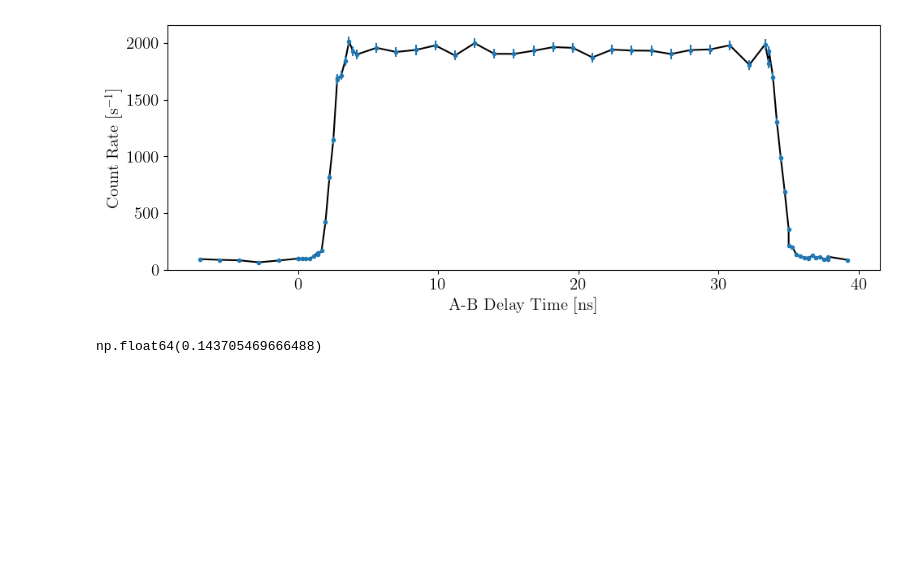
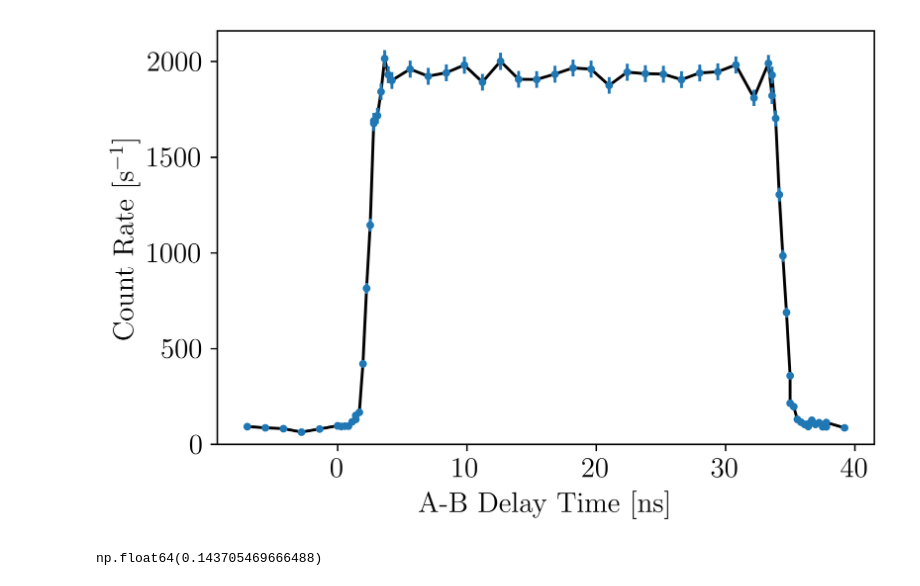
Before and after one commit to andres-luengo/alden-andres-max-most-dangerous-4450-trio, a Jupyter notebook: tau.ipynb, the cells around one changed output. Saved outputs shown, nothing was run; the diff lists cells and outputs as text; code cells hidden in the pictures; blank space fills up the shorter version.

Commit message:
more nitpicks in tau data plot

```diff
--- a/tau.ipynb
+++ b/tau.ipynb
@@ -14,16 +14,16 @@ plt.rcParams["font.size"] = 15
 tau = pd.read_csv("tau_data.csv")["Actual Tau?"].to_numpy()
 N = pd.read_csv("tau_data.csv")["Coincident Counts"].to_numpy() * 1000
 # %%
-fig, ax = plt.subplots(figsize=(10, 4))
+fig, ax = plt.subplots(figsize=(6, 4), dpi=800)
 ax.plot(tau, N, color='black', alpha=1)
 ax.errorbar(tau, N, np.sqrt(N), ls='', marker='.')
 ax.set_xlabel('A-B Delay Time [ns]')
 ax.set_ylabel('Count Rate [s$^{-1}$]')
 ax.set_ylim(bottom=0);
 fig.tight_layout()
-fig.savefig('figures/tau_data.png', dpi=800)
+fig.savefig('figures/tau_data.png')
 # %% [output]
-[figure, old version]
+[figure, new version]
 # %%
 def smooth_step(x, tau, delta, A, b, k=10.0):
     left  = 1.0 / (1.0 + np.exp(-k * (x - (tau - delta))))
```
Also changed, not shown: 1 other file.
